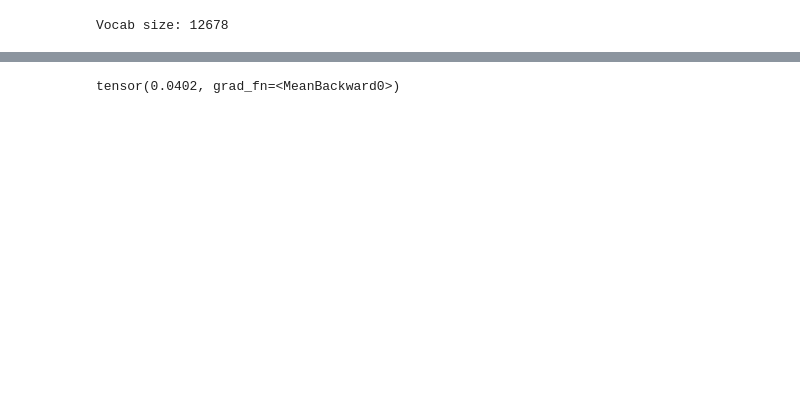
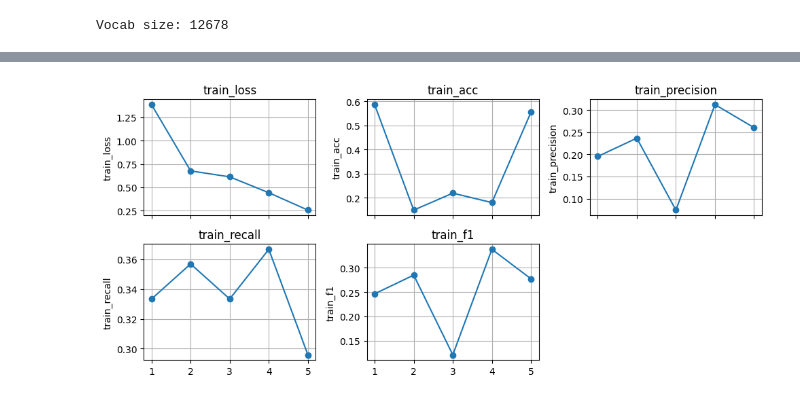
Before and after one commit to zlyzly28/ChineseClass, a Jupyter notebook: str_train.ipynb, the cells around one changed output, grey strips where cells are left out. Cells and saved outputs as stored; diff of their text form; code cells hidden in the pictures; blank space fills up the shorter version.

```diff
--- a/str_train.ipynb
+++ b/str_train.ipynb
@@ -151,43 +73,29 @@ Iter:    138,  Train Loss:  0.95,  Train Acc: 60.94%,  Val Loss:  0.86,  Val Acc
-# %%
-class FocalLoss(nn.Module):
-    """
-    参考 https://github.com/lonePatient/TorchBlocks
-    """
-
-    def __init__(self, gamma=2.0, alpha=1, epsilon=1.e-9, device=None):
-        super(FocalLoss, self).__init__()
-        self.gamma = gamma
-        if isinstance(alpha, list):
-            self.alpha = torch.Tensor(alpha, device=device)
-        else:
-            self.alpha = alpha
-        self.epsilon = epsilon
-
-    def forward(self, input, target):
-        """
-        Args:
-            input: model's output, shape of [batch_size, num_cls]
-            target: ground truth labels, shape of [batch_size]
-        Returns:
-            shape of [batch_size]
-        """
-        num_labels = input.size(-1)
-        idx = target.view(-1, 1).long()
-        one_hot_key = torch.zeros(idx.size(0), num_labels, dtype=torch.float32, device=idx.device)
-        one_hot_key = one_hot_key.scatter_(1, idx, 1)
-        one_hot_key[:, 0] = 0  # ignore 0 index.
-        logits = torch.softmax(input, dim=-1)
-        loss = -self.alpha * one_hot_key * torch.pow((1 - logits), self.gamma) * (logits + self.epsilon).log()
-        loss = loss.sum(1)
-        return loss.mean()
-
-
-
-loss = FocalLoss(alpha=[0.1, 0.2, 0.3])
-input = torch.randn(5, 3, requires_grad=True)
-target = torch.empty(5, dtype=torch.long).random_(3)
-output = loss(input, target)
-print(output)
-output.backward()
-# %% [output]
-tensor(0.0402, grad_fn=<MeanBackward0>)
+# %%
+import json
+
+with open(config.log_path + '/train_dict.json', 'r', encoding='utf-8') as file:
+    train_dict = json.load(file)
+with open(config.log_path + '/test_dict.json', 'r', encoding='utf-8') as file:
+    test_dict = json.load(file)
+# %%
+import matplotlib.pyplot as plt
+
+epochs = range(1, len(train_dict['train_loss']) + 1)
+# 设置2行3列的子图布局，因为只有5个指标，所以最后一列会空出来
+fig, axs = plt.subplots(2, 3, figsize=(10, 5), sharex=True)
+# Flatten axs to easily iterate over it in case of more than one column
+axs = axs.flatten()
+for i, (key, values) in enumerate(train_dict.items()):
+    axs[i].plot(epochs, values, marker='o', label=key)
+    axs[i].set_ylabel(key)
+    axs[i].set_title(key)  # 添加标题以替代右侧的图例，避免重叠
+    axs[i].grid(True)
+
+# 隐藏空的子图
+for ax in axs[len(train_dict):]:
+    ax.axis('off')
+axs[-1].set_xlabel('Epochs')
+plt.tight_layout(rect=[0, 0.03, 1, 0.95])  # 调整布局，留出顶部空间给title或者避免紧凑
+plt.show()
+# %% [output]
+[figure, added]
```
Also changed, not shown: parts of 4 cells of this notebook, 17 other files.
